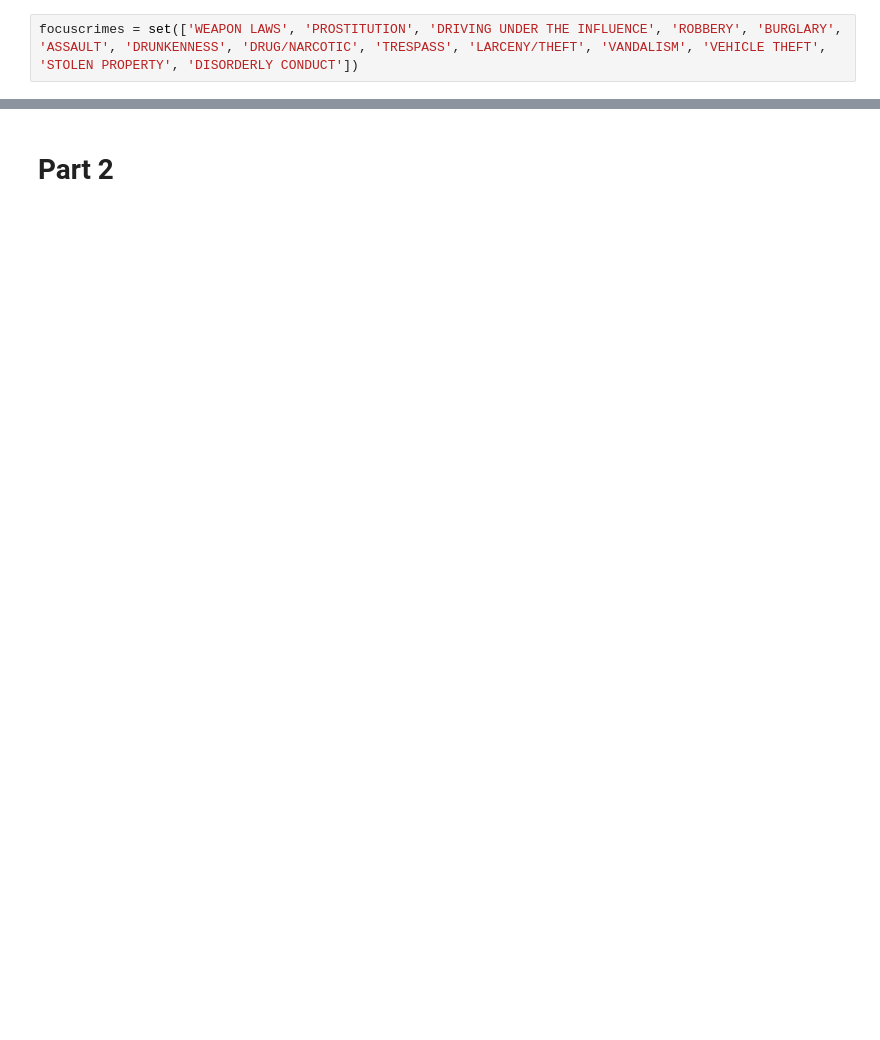
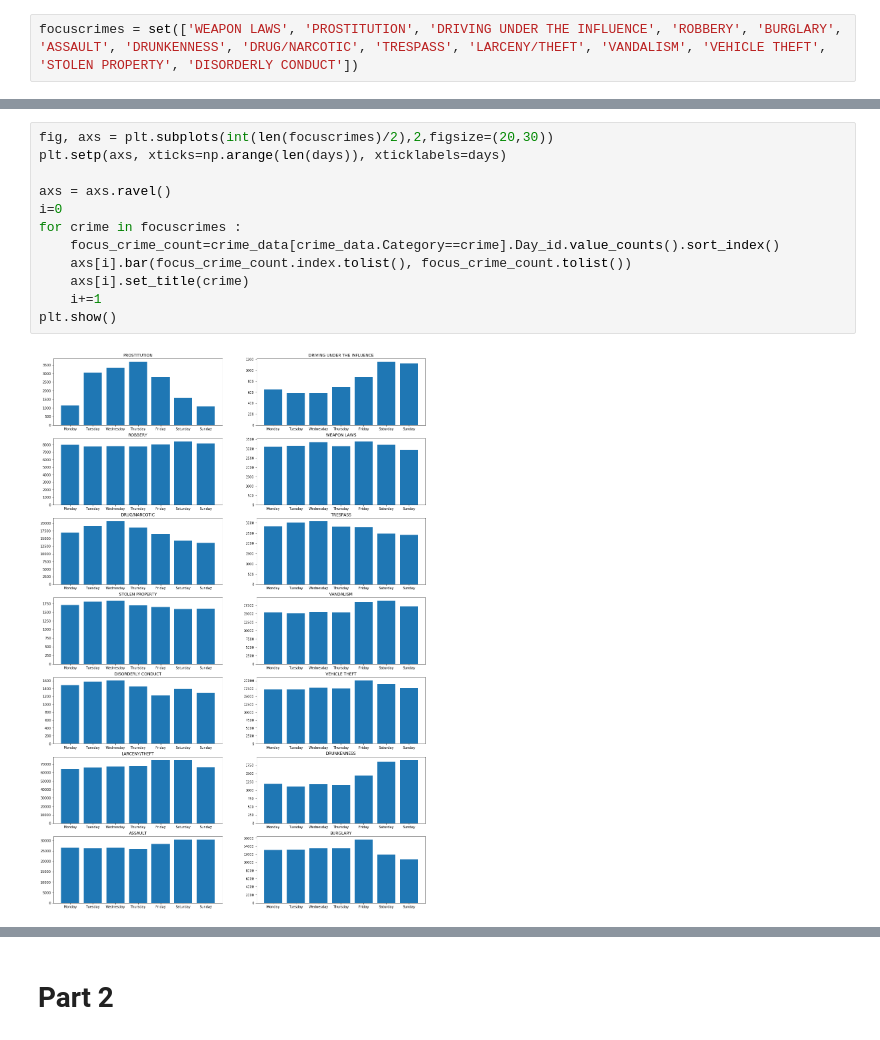
Before and after one commit to LongQin1/02806SocialDataVisualization, a Jupyter notebook: Assignment 1.ipynb, the cells around one changed output, grey strips where cells are left out. Drawn from its saved outputs; the diff is of its cells as text; blank space fills up the shorter version.

```diff
--- a/Assignment 1.ipynb
+++ b/Assignment 1.ipynb
@@ -29,0 +33,14 @@ focuscrimes = set(['WEAPON LAWS', 'PROSTITUTION', 'DRIVING UNDER THE INFLUENCE',
+# %%
+fig, axs = plt.subplots(int(len(focuscrimes)/2),2,figsize=(20,30))
+plt.setp(axs, xticks=np.arange(len(days)), xticklabels=days)
+
+axs = axs.ravel()
+i=0
+for crime in focuscrimes :
+    focus_crime_count=crime_data[crime_data.Category==crime].Day_id.value_counts().sort_index()
+    axs[i].bar(focus_crime_count.index.tolist(), focus_crime_count.tolist())
+    axs[i].set_title(crime)
+    i+=1
+plt.show()
+# %% [output]
+[figure, added]
```
Also changed, not shown: parts of 23 cells of this notebook.
